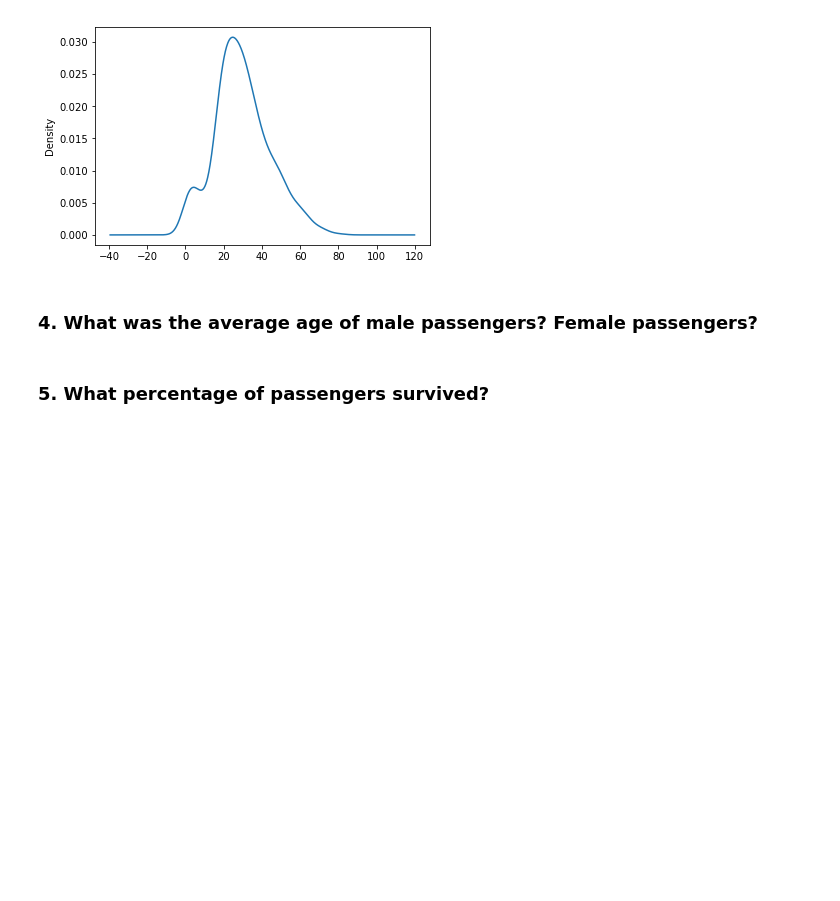
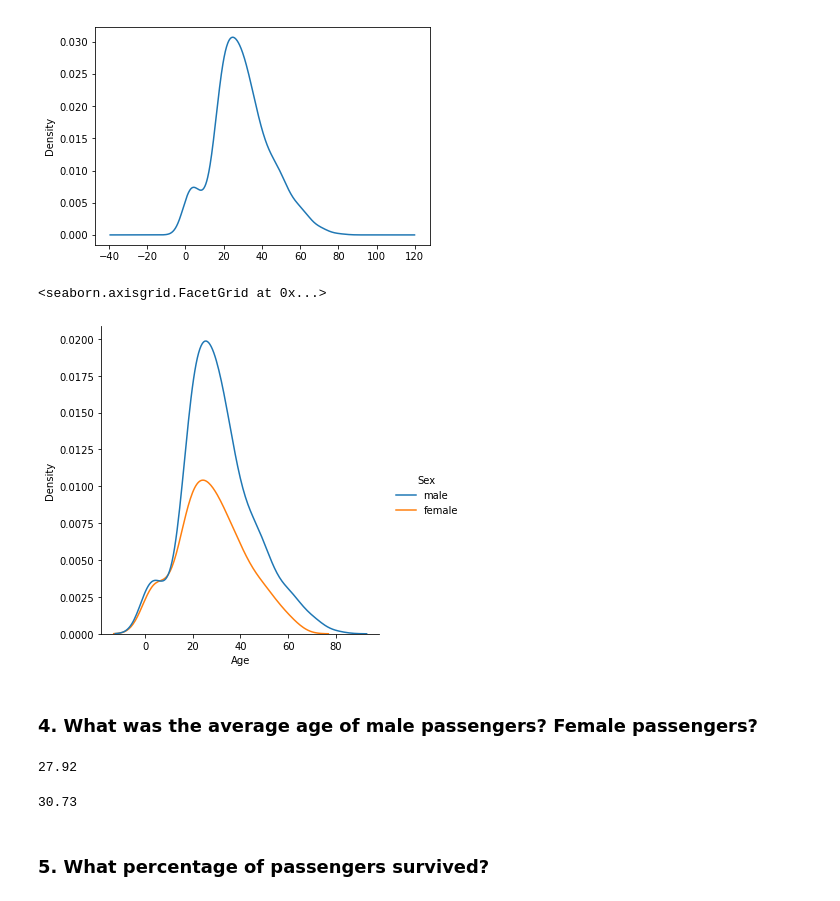
Before and after one commit to LauraZM9/Titanic-Kaggle, a Jupyter notebook: Titanic-questions.ipynb, the cells around one changed output. Drawn from its saved outputs; the diff is of its cells as text; code cells hidden in the pictures; blank space fills up the shorter version.

```diff
--- a/Titanic-questions.ipynb
+++ b/Titanic-questions.ipynb
@@ -18,8 +36,23 @@ df.Age.plot(kind='density')
 # %% [output]
 <matplotlib.axes._subplots.AxesSubplot at 0x...>
 [figure]
+# %%
+sns.displot(data=df, x="Age", hue="Sex", kind="kde")
+# %% [output]
+<seaborn.axisgrid.FacetGrid at 0x...>
+[figure, added]
 # %% [markdown]
 ### 4. What was the average age of male passengers? Female passengers?
+# %%
+females = df[df["Sex"] == "female"]
+females["Age"].mean().round(2)
+# %% [output]
+27.92
+# %%
+males = df[df["Sex"] == "male"]
+males["Age"].mean().round(2)
+# %% [output]
+30.73
 # %% [markdown]
 ### 5. What percentage of passengers survived?
 # %% [markdown]
```
Also changed, not shown: parts of 2 cells of this notebook.
